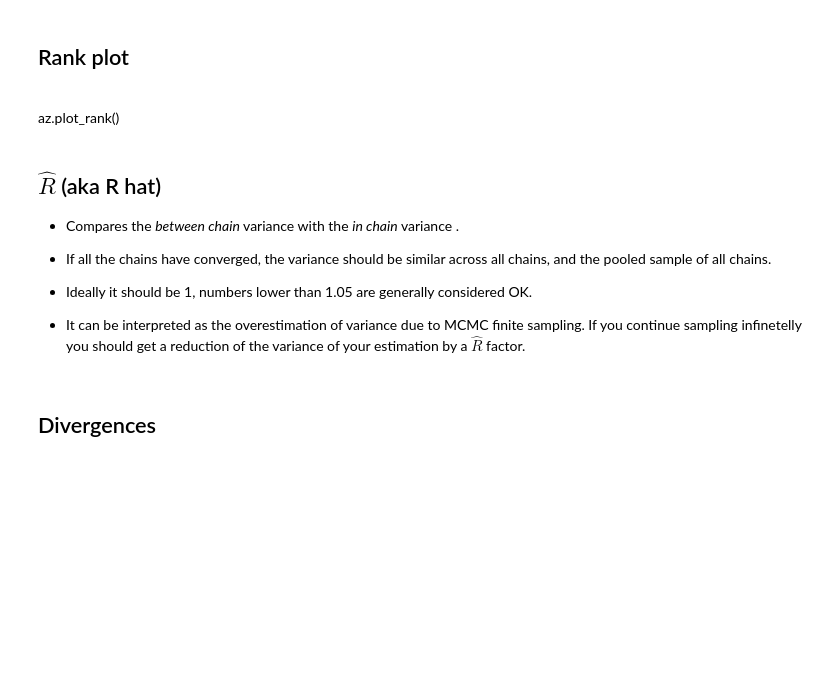
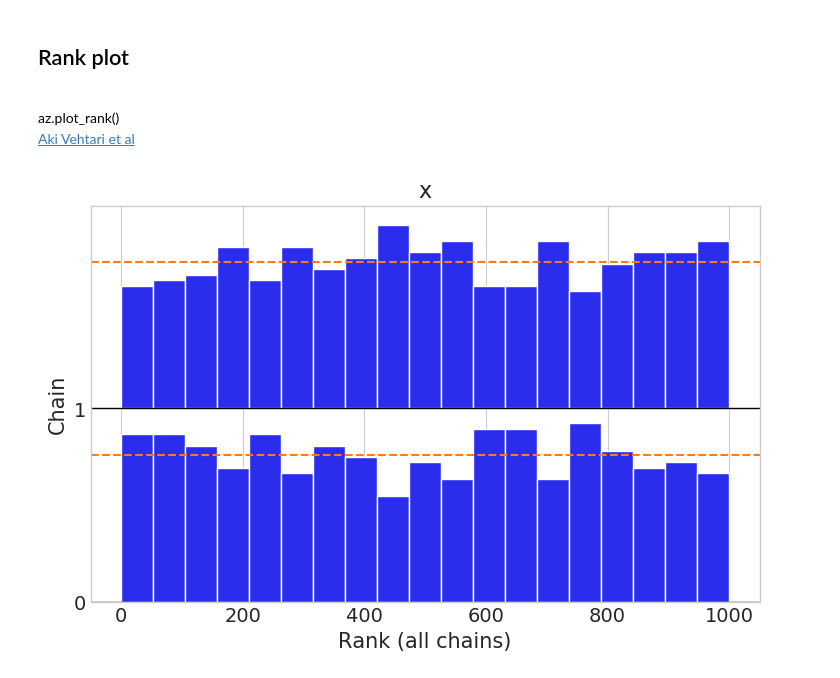
Before and after one commit to Grupo-de-modelado-probabilista/modelado_bayesiano, a Jupyter notebook: diapo/taller_03.ipynb, the cells around one changed output. Drawn from its saved outputs; the diff is of its cells as text; code cells hidden in the pictures; blank space fills up the shorter version.

```diff
--- a/diapo/taller_03.ipynb
+++ b/diapo/taller_03.ipynb
@@ -158,13 +248,6 @@ Trace plots can help diagnose:
 
 <br>
     az.plot_rank()
+
+
+[Aki Vehtari et al](https://arxiv.org/abs/1903.08008)
-# %% [markdown]
-## $\hat R$ (aka R hat)
-
-* Compares the _between chain_ variance with the _in chain_ variance .
-
-* If all the chains have converged, the variance should be similar across all chains, and the pooled sample of all chains.
-
-* Ideally it should be 1, numbers lower than 1.05 are generally considered OK.
-
-* It can be interpreted as the overestimation of variance due to MCMC finite sampling. If you continue sampling infinetelly you should get a reduction of the variance of your estimation by a $\hat R$ factor.
@@ -173,2 +254,4 @@ Trace plots can help diagnose:
-# %% [markdown]
-## Divergences
+# %%
+az.plot_rank(good_chains);
+# %% [output]
+[figure, added]
```
Also changed, not shown: parts of 36 cells of this notebook, 3 other files.
